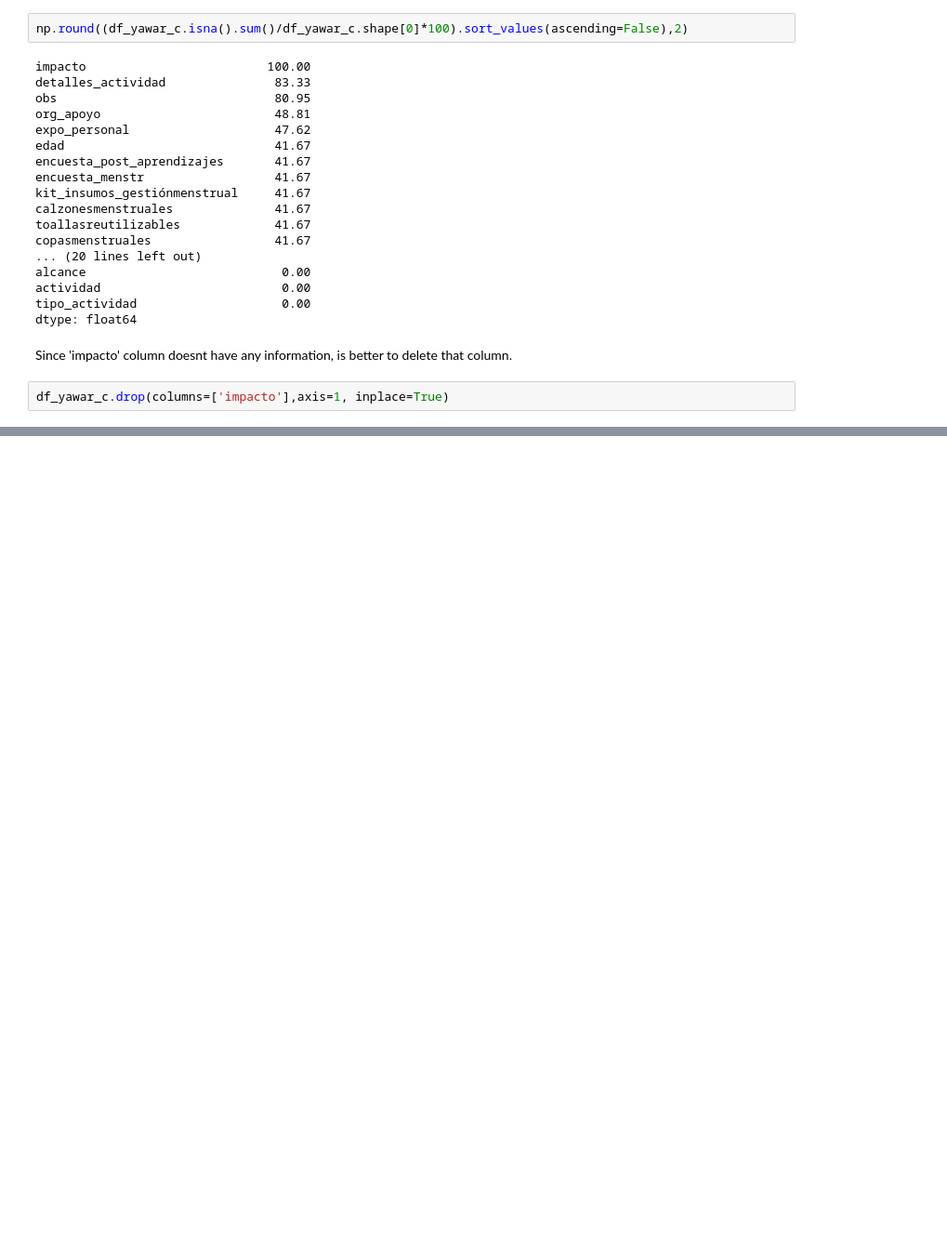
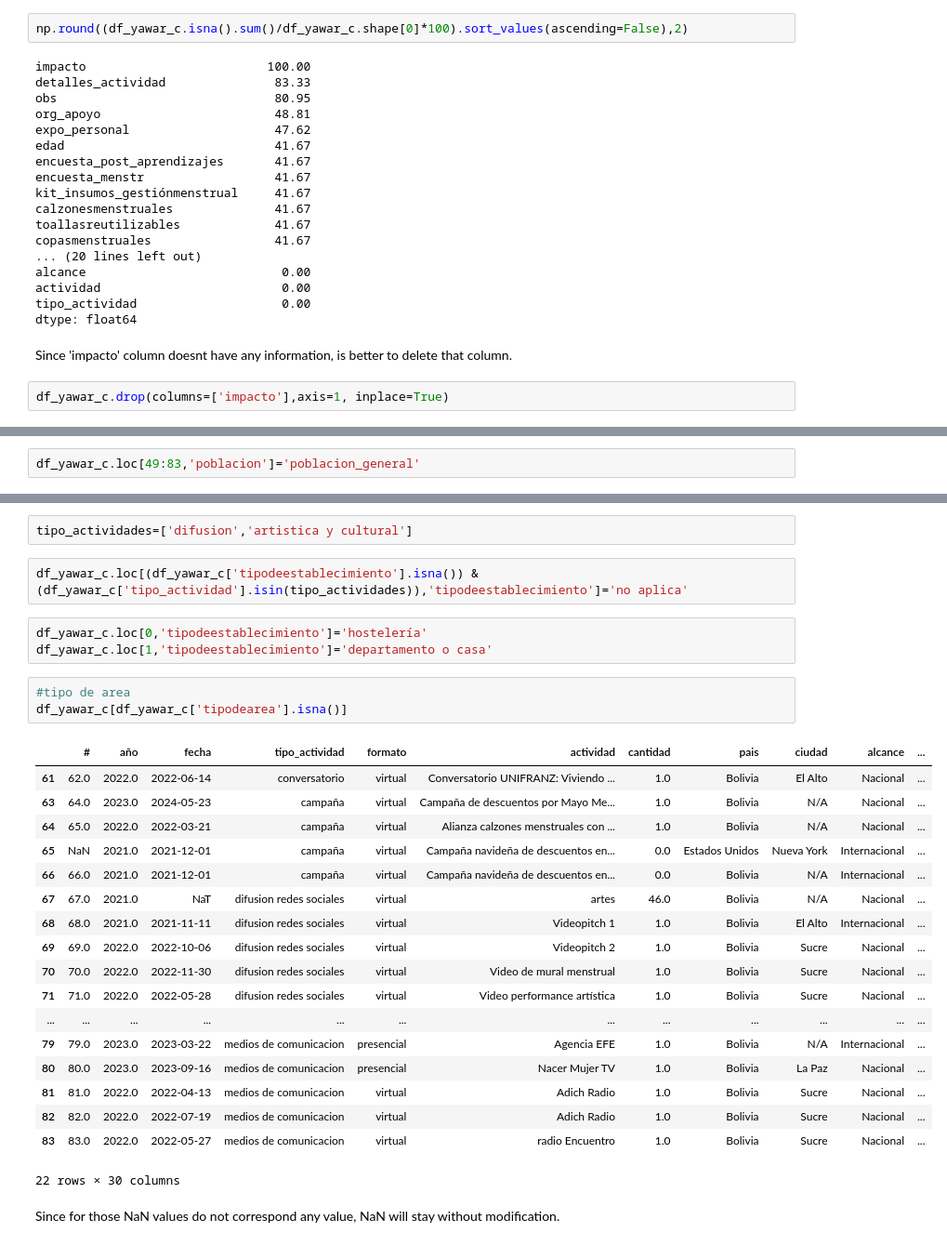
Before and after one commit to nata-regue/yawar, a Jupyter notebook: code/yawar_eda.ipynb, the cells around one changed output, grey strips where cells are left out. Shown at 93% size. Saved outputs shown, nothing was run; the diff lists cells and outputs as text; blank space fills up the shorter version.

```diff
--- a/code/yawar_eda.ipynb
+++ b/code/yawar_eda.ipynb
@@ -289,0 +393,2 @@ array(['Café AMTA', 'domicilio privado', 'UNIFRANZ EL ALTO ',
+# %%
+df_yawar_c.loc[49:83,'poblacion']='poblacion_general'
@@ -289,0 +433,31 @@ array(['Café AMTA', 'domicilio privado', 'UNIFRANZ EL ALTO ',
+# %%
+tipo_actividades=['difusion','artistica y cultural']
+# %%
+df_yawar_c.loc[(df_yawar_c['tipodeestablecimiento'].isna()) & (df_yawar_c['tipo_actividad'].isin(tipo_actividades)),'tipodeestablecimiento']='no aplica'
+# %%
+df_yawar_c.loc[0,'tipodeestablecimiento']='hostelería'
+df_yawar_c.loc[1,'tipodeestablecimiento']='departamento o casa'
+# %%
+#tipo de area
+df_yawar_c[df_yawar_c['tipodearea'].isna()]
+# %% [output]
+|  | # | año | fecha | tipo_actividad | formato | actividad | cantidad | pais | ciudad | alcance | ... |
+| 61 | 62.0 | 2022.0 | 2022-06-14 | conversatorio | virtual | Conversatorio UNIFRANZ: Viviendo ... | 1.0 | Bolivia | El Alto | Nacional | ... |
+| 63 | 64.0 | 2023.0 | 2024-05-23 | campaña | virtual | Campaña de descuentos por Mayo Me... | 1.0 | Bolivia | N/A | Nacional | ... |
+| 64 | 65.0 | 2022.0 | 2022-03-21 | campaña | virtual | Alianza calzones menstruales con ... | 1.0 | Bolivia | N/A | Nacional | ... |
+| 65 | NaN | 2021.0 | 2021-12-01 | campaña | virtual | Campaña navideña de descuentos en... | 0.0 | Estados Unidos | Nueva York | Internacional | ... |
+| 66 | 66.0 | 2021.0 | 2021-12-01 | campaña | virtual | Campaña navideña de descuentos en... | 0.0 | Bolivia | N/A | Internacional | ... |
+| 67 | 67.0 | 2021.0 | NaT | difusion redes sociales | virtual | artes | 46.0 | Bolivia | N/A | Nacional | ... |
+| 68 | 68.0 | 2021.0 | 2021-11-11 | difusion redes sociales | virtual | Videopitch 1 | 1.0 | Bolivia | El Alto | Internacional | ... |
+| 69 | 69.0 | 2022.0 | 2022-10-06 | difusion redes sociales | virtual | Videopitch 2 | 1.0 | Bolivia | Sucre | Nacional | ... |
+| 70 | 70.0 | 2022.0 | 2022-11-30 | difusion redes sociales | virtual | Video de mural menstrual | 1.0 | Bolivia | Sucre | Nacional | ... |
+| 71 | 71.0 | 2022.0 | 2022-05-28 | difusion redes sociales | virtual | Video performance artística | 1.0 | Bolivia | Sucre | Nacional | ... |
+| ... | ... | ... | ... | ... | ... | ... | ... | ... | ... | ... | ... |
+| 79 | 79.0 | 2023.0 | 2023-03-22 | medios de comunicacion | presencial | Agencia EFE | 1.0 | Bolivia | N/A | Internacional | ... |
+| 80 | 80.0 | 2023.0 | 2023-09-16 | medios de comunicacion | presencial | Nacer Mujer TV | 1.0 | Bolivia | La Paz | Nacional | ... |
+| 81 | 81.0 | 2022.0 | 2022-04-13 | medios de comunicacion | virtual | Adich Radio | 1.0 | Bolivia | Sucre | Nacional | ... |
+| 82 | 82.0 | 2022.0 | 2022-07-19 | medios de comunicacion | virtual | Adich Radio | 1.0 | Bolivia | Sucre | Nacional | ... |
+| 83 | 83.0 | 2022.0 | 2022-05-27 | medios de comunicacion | virtual | radio Encuentro | 1.0 | Bolivia | Sucre | Nacional | ... |
+22 rows × 30 columns
+# %% [markdown]
+Since for those NaN values do not correspond any value, NaN will stay without modification.
```
Also changed, not shown: parts of 73 cells of this notebook.
